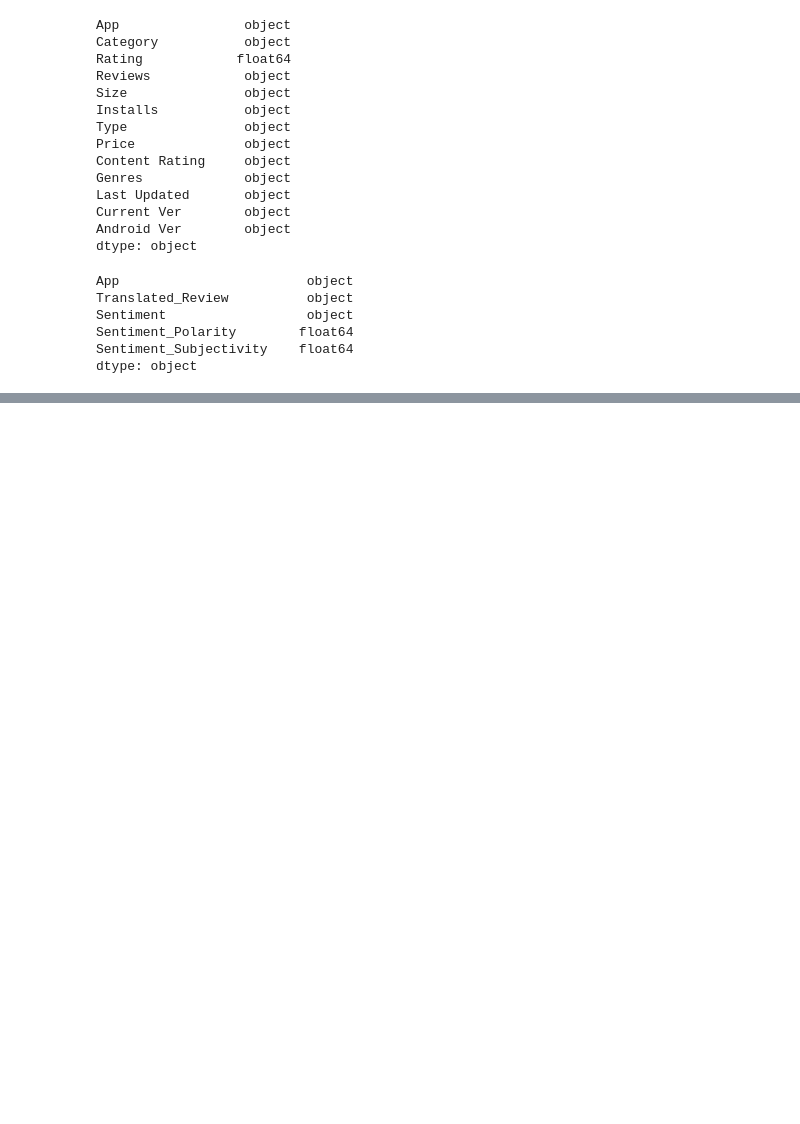
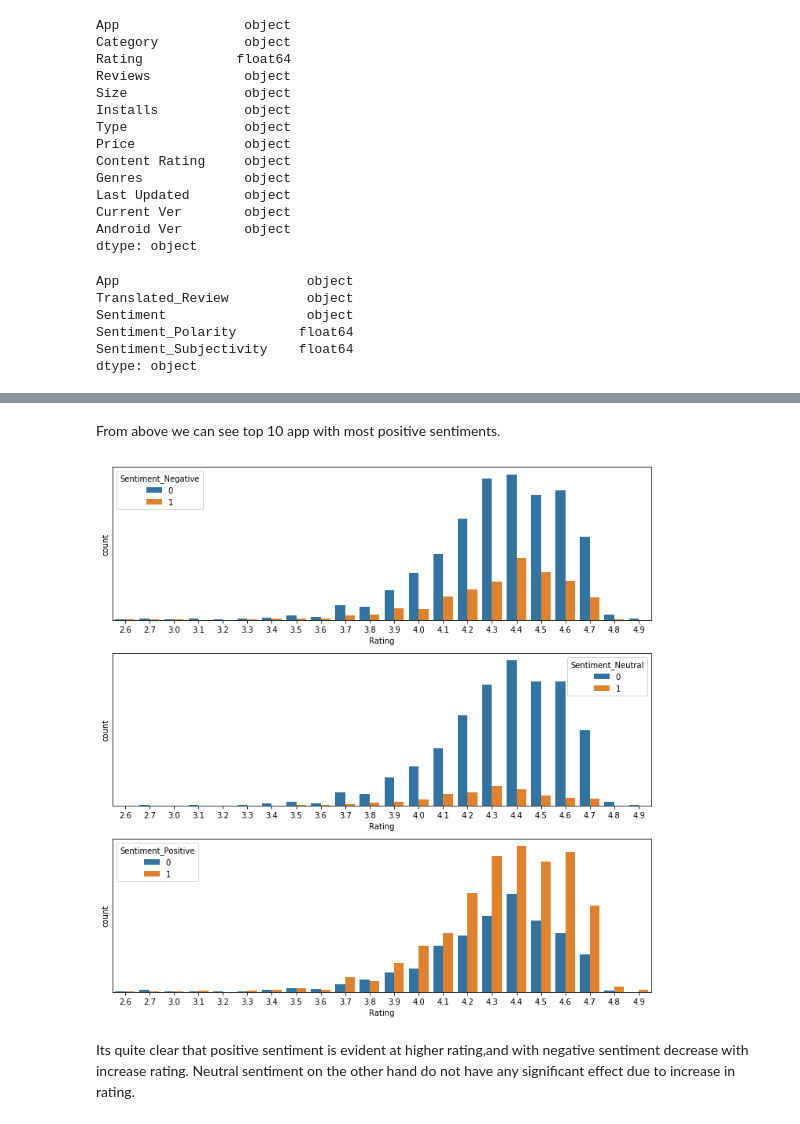
Before and after one commit to HarshalGiri/Google-Play-Store-Apps-Analysis, a Jupyter notebook: Google Play Store Ratings Analysis.ipynb, the cells around one changed output, grey strips where cells are left out. Cells and saved outputs as stored; diff of their text form; code cells hidden in the pictures; blank space fills up the shorter version.

```diff
--- a/Google Play Store Ratings Analysis.ipynb
+++ b/Google Play Store Ratings Analysis.ipynb
@@ -60,0 +137,2 @@ dtype: object
+# %%
+googleplaystore_user_reviews.dropna(inplace = True)
@@ -60,0 +208,2 @@ dtype: object
+# %%
+googleplaystore_user_reviews_dummies=pd.get_dummies(googleplaystore_user_reviews, columns=['Sentiment'])
@@ -60,0 +212,3 @@ dtype: object
+# %%
+merge_data=pd.merge(googleplaystore, googleplaystore_user_reviews_dummies,on="App")
+merge_data.shape
@@ -60,0 +242,15 @@ dtype: object
+# %% [markdown]
+From above we can see top 10 app with most positive sentiments.
+# %%
+f, axes = plt.subplots(nrows=3, ncols=1, figsize=(10, 10))
+
+sns.countplot(merge_data["Rating"],hue = merge_data["Sentiment_Negative"],ax = axes[0])
+sns.countplot(merge_data["Rating"],hue = merge_data["Sentiment_Neutral"],ax = axes[1])
+sns.countplot(merge_data["Rating"],hue = merge_data["Sentiment_Positive"],ax = axes[2])
+plt.setp(axes, yticks=[])
+plt.tight_layout()
+# %% [output]
+[figure, added]
+# %% [markdown]
+Its quite clear that positive sentiment is evident at higher rating,and with negative sentiment decrease with increase rating.
+Neutral sentiment on the other hand do not have any significant effect due to increase in rating.
```
Also changed, not shown: parts of 77 cells of this notebook, 1 other file.
